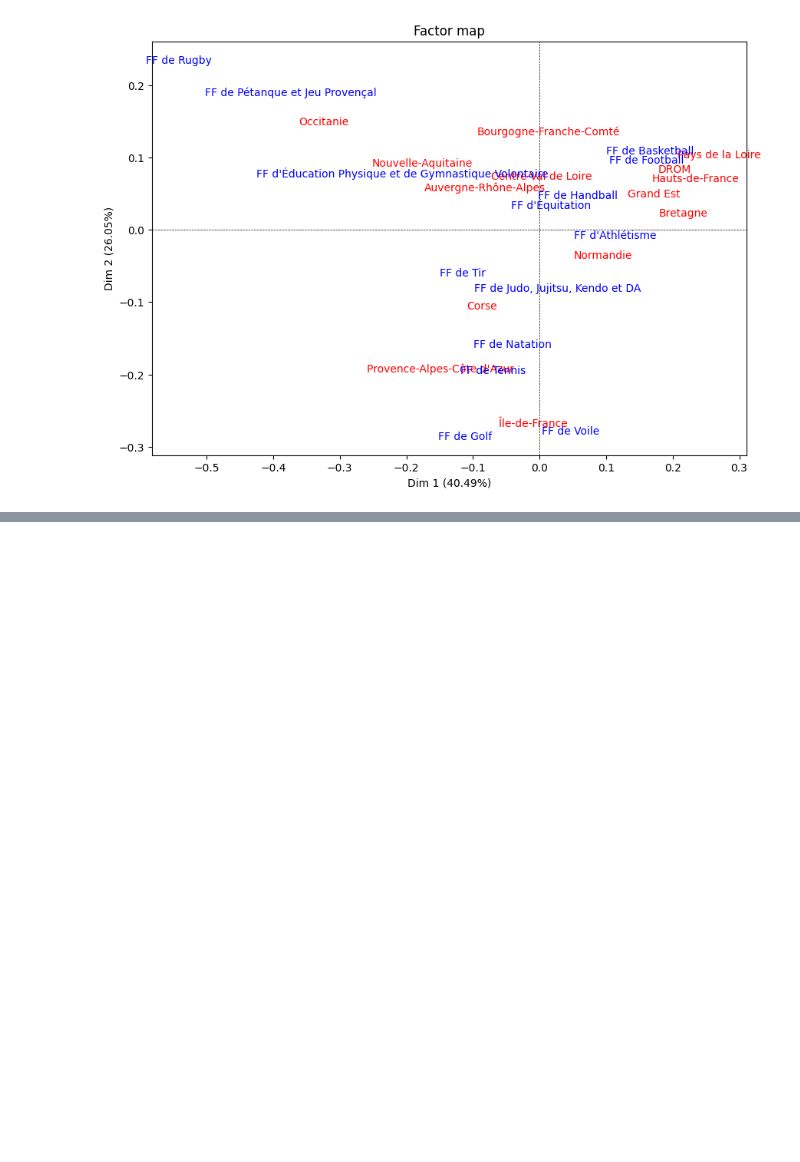
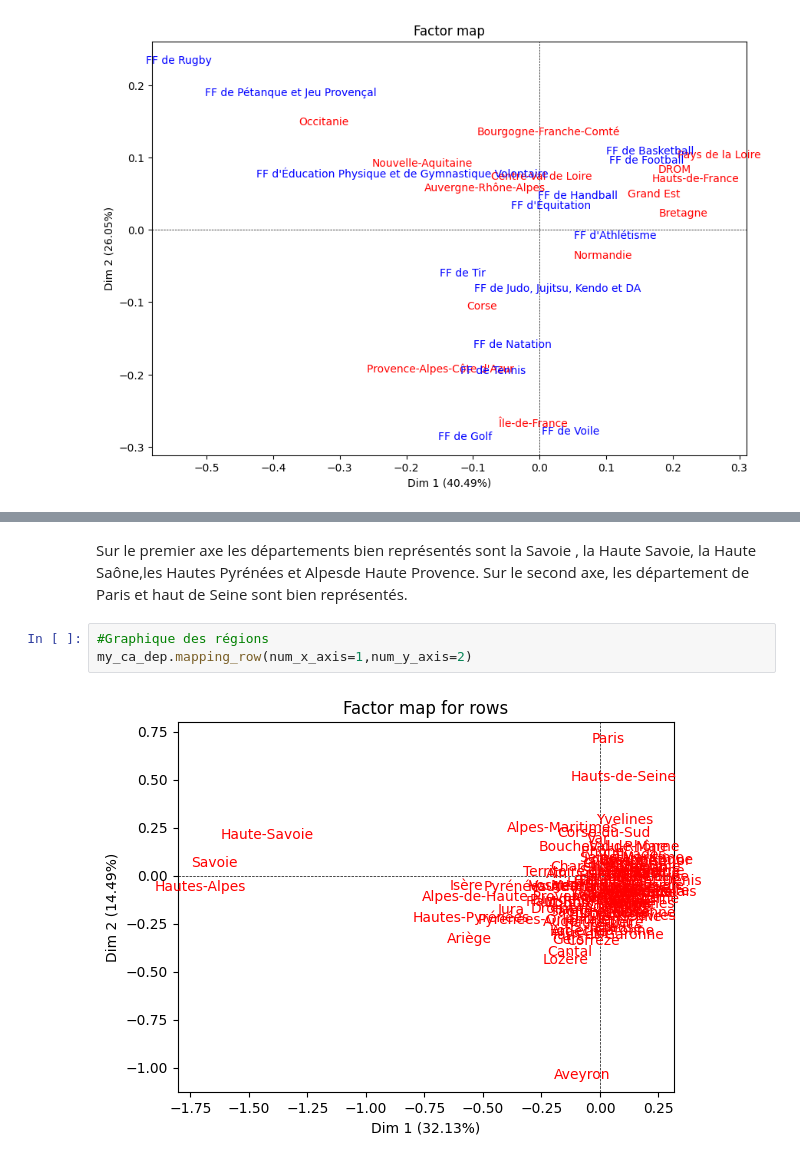
Before and after one commit to paulrsnn/projet-python, a Jupyter notebook: Classification.ipynb, the cells around one changed output, grey strips where cells are left out. Saved outputs shown, nothing was run; the diff lists cells and outputs as text; blank space fills up the shorter version.

```diff
--- a/Classification.ipynb
+++ b/Classification.ipynb
@@ -213,0 +324,8 @@ my_ca.mapping(1,2,figsize=(10,7))
+# %% [markdown]
+Sur le premier axe les départements bien représentés sont la Savoie , la Haute Savoie, la Haute Saône,les Hautes Pyrénées et Alpesde Haute Provence.
+Sur le second axe, les département de Paris et haut de Seine sont bien représentés.
+# %%
+#Graphique des régions
+my_ca_dep.mapping_row(num_x_axis=1,num_y_axis=2)
+# %% [output]
+[figure, added]
```
Also changed, not shown: parts of 37 cells of this notebook, 5 other files.
